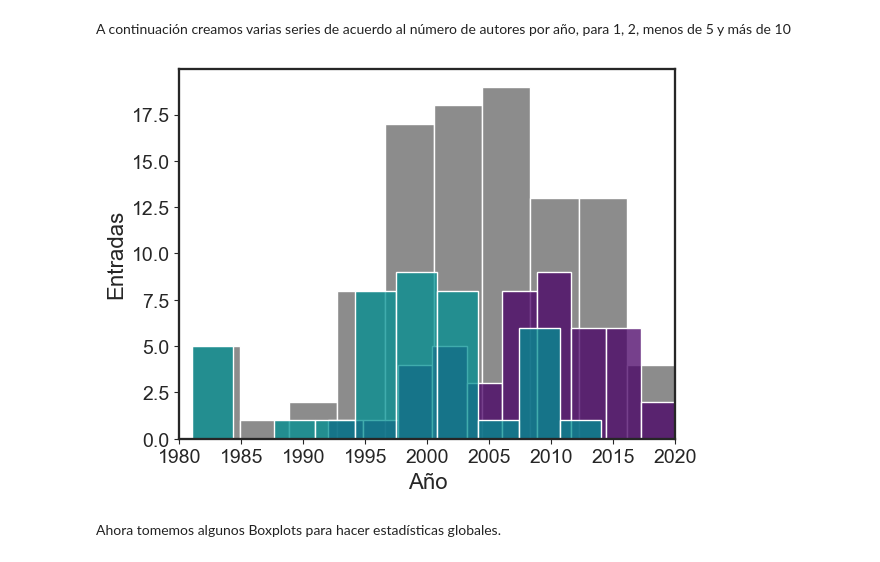
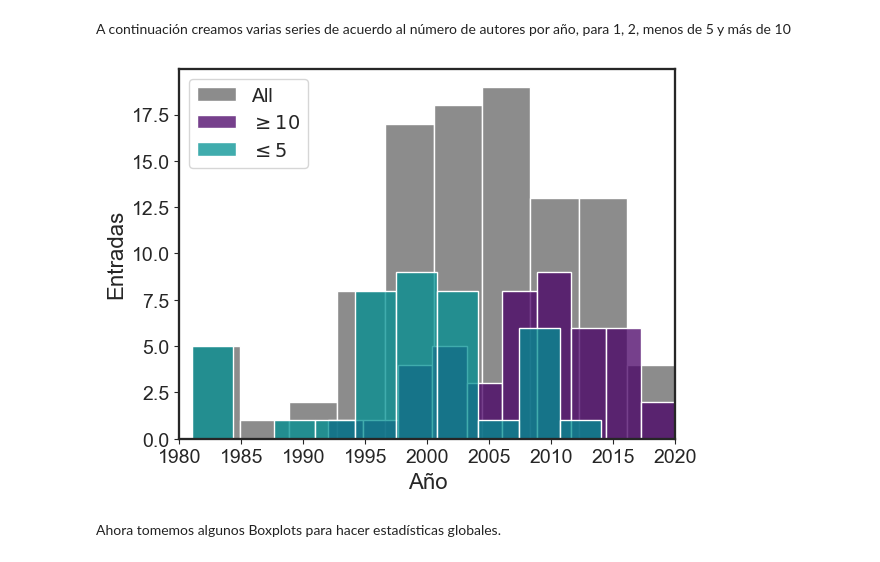
Before and after one commit to nigomezcr/ProyectoBibliometrico, a Jupyter notebook: AnalysisBibliometrico.ipynb, the cells around one changed output. Cells and saved outputs as stored; diff of their text form; code cells hidden in the pictures.

```diff
--- a/AnalysisBibliometrico.ipynb
+++ b/AnalysisBibliometrico.ipynb
@@ -74,11 +71,6 @@ Ahora, hagamos lo mismo con todas las entradas y creemos una nueva columna que a
 # %%
-DataFrames = [datos, muestra]
+NumAuthors = np.zeros(len(muestra))
 
-for df in DataFrames:
-    NumAuthors = np.zeros(len(df))
-
-    for i in range(len(df)):
-        NumAuthors[i] = len(df.loc[i,'Author(s) ID'].split() )
-    df['Number of Authors'] = NumAuthors
-
-muestra['Number of Authors']
+for i in range(len(muestra)):
+    NumAuthors[i] = len(muestra.loc[i,'Author(s) ID'].split() )
+muestra['Number of Authors'] = NumAuthors
@@ -239,19 +218,19 @@ MoreThanTenAuthorYears = muestra.loc[muestra['More than 10 authors'], 'Year']
 AllAuthorYears = muestra.loc[:, 'Year']
 # %%
 sns.histplot(data=AllAuthorYears, bins=10, color=BackGray, label="All")
-sns.histplot(data=MoreThanTenAuthorYears, bins=10, color=BackColor2, label="$\geq 10")
-sns.histplot(data=LessThanFiveAuthorYears, bins=10, color=BackColor1, label="$\leq 5")
+sns.histplot(data=MoreThanTenAuthorYears, bins=10, color=BackColor2, label="$\geq 10$")
+sns.histplot(data=LessThanFiveAuthorYears, bins=10, color=BackColor1, label="$\leq 5$")
 
-plt.legend()
+plt.legend(loc=2)
 plt.xlabel('Año')
 plt.ylabel('Entradas')
 
 plt.xlim(xmin=1980, xmax=2020)
 plt.savefig("Figures/MuestraHistogramsYears.svg")
 plt.savefig("Figures/MuestraHistogramsYears.pdf")
 plt.show()
 # %% [output]
-[figure, old version]
+[figure, new version]
 # %% [markdown]
 Ahora tomemos algunos Boxplots para hacer estadísticas globales.
 # %%
```
Also changed, not shown: parts of 14 cells of this notebook, 1 other file.
